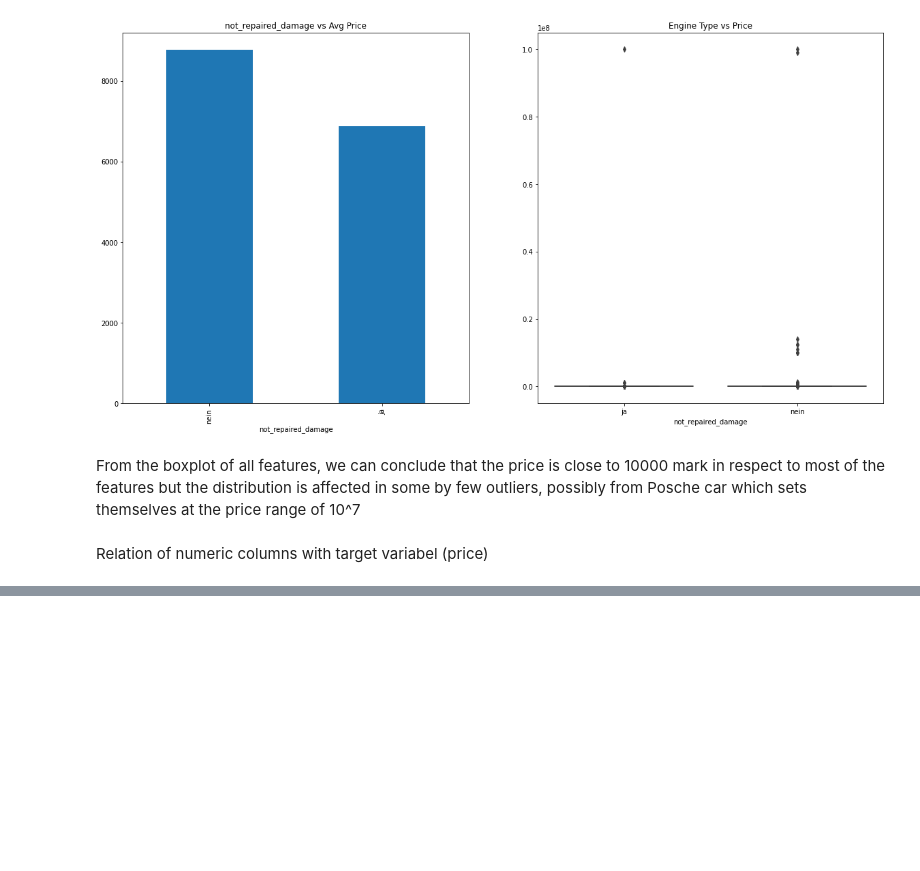
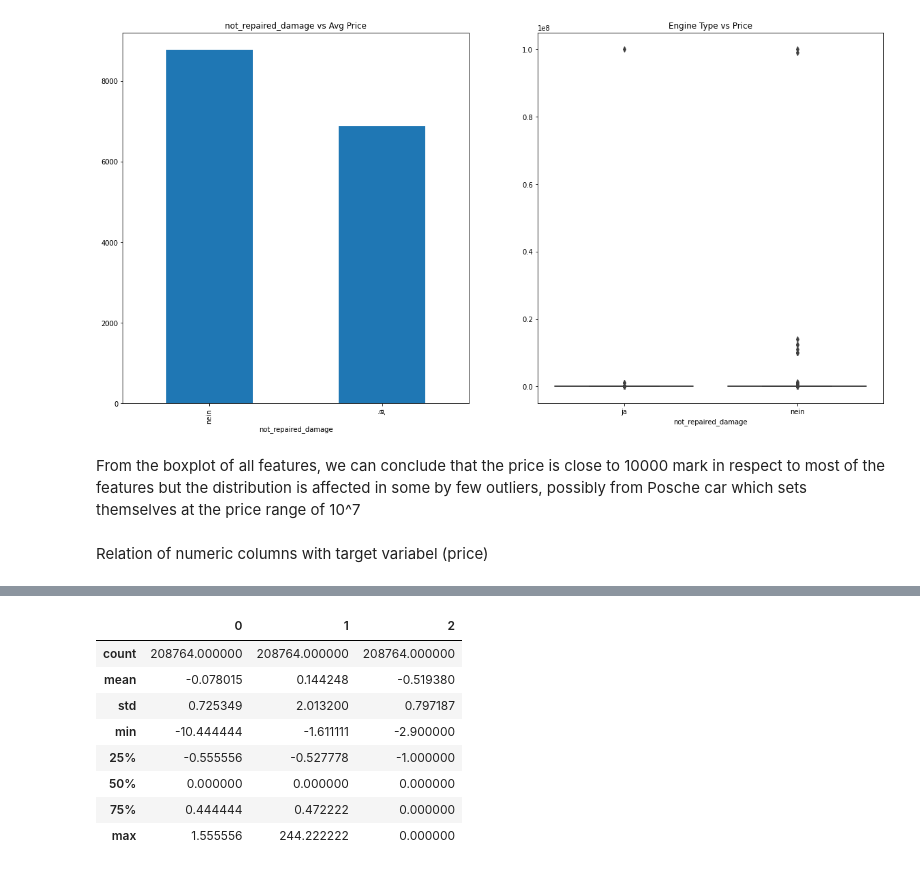
Before and after one commit to Vasan-th/Summer-School-2022, a Jupyter notebook: car-price-prediction.ipynb, the cells around one changed output, grey strips where cells are left out. Cells and saved outputs as stored; diff of their text form; code cells hidden in the pictures; blank space fills up the shorter version.

```diff
--- a/car-price-prediction.ipynb
+++ b/car-price-prediction.ipynb
@@ -264,0 +266,17 @@ for i,feature in enumerate(['power', 'kilometer', 'year_of_registration'],1):
+# %%
+from sklearn.preprocessing import RobustScaler
+data = train[['year_of_registration', 'power', 'kilometer']]
+trans = RobustScaler()
+data = trans.fit_transform(data.as_matrix())
+data = df.DataFrame(data, columns = ['year_of_registration', 'power', 'kilometer'])
+data.describe()
+# %% [output]
+|  | 0 | 1 | 2 |
+| count | 208764.000000 | 208764.000000 | 208764.000000 |
+| mean | -0.078015 | 0.144248 | -0.519380 |
+| std | 0.725349 | 2.013200 | 0.797187 |
+| min | -10.444444 | -1.611111 | -2.900000 |
+| 25% | -0.555556 | -0.527778 | -1.000000 |
+| 50% | 0.000000 | 0.000000 | 0.000000 |
+| 75% | 0.444444 | 0.472222 | 0.000000 |
+| max | 1.555556 | 244.222222 | 0.000000 |
```
Also changed, not shown: parts of 4 cells of this notebook.
